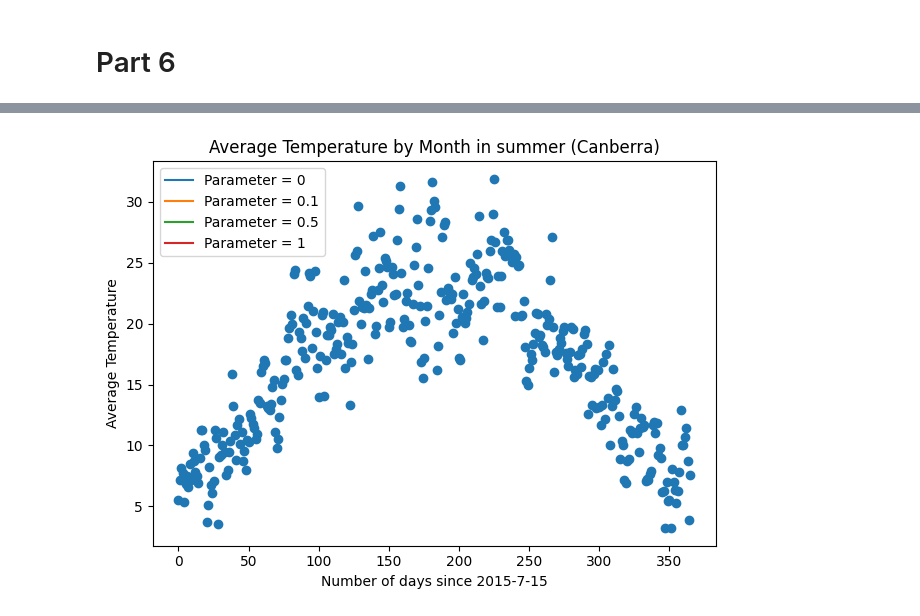
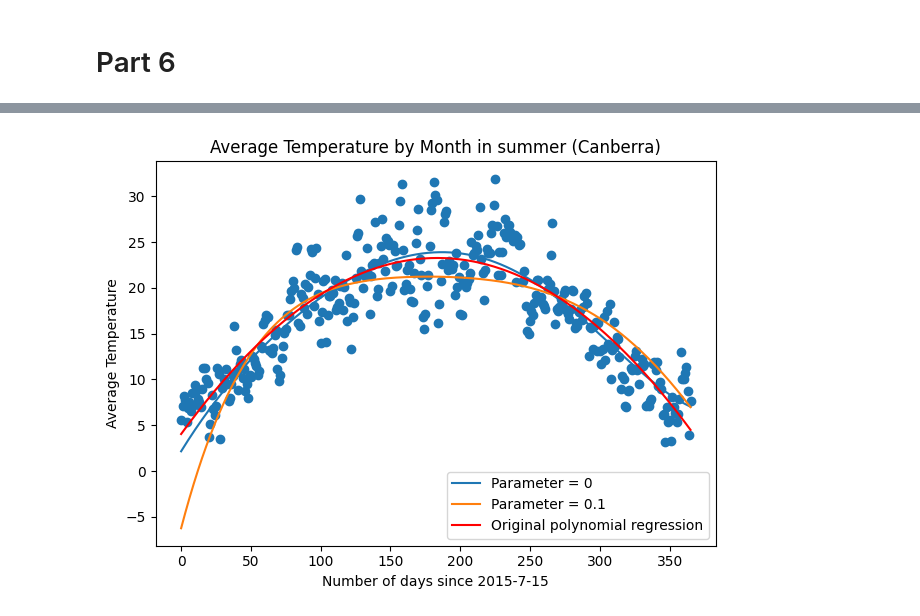
Before and after one commit to mrquaternion/ML-regression, a Jupyter notebook: data_analysis.ipynb, the cells around one changed output, grey strips where cells are left out. Saved outputs shown, nothing was run; the diff lists cells and outputs as text; code cells hidden in the pictures.

Commit message:
normalization of data

```diff
--- a/data_analysis.ipynb
+++ b/data_analysis.ipynb
@@ -114,24 +114,33 @@ As we can see, our polynomial regression fits the data but there is something wr
 # %% [markdown]
 # Part 6
 # %%
-learning_rate = 0.01
-training_epochs = 100
-params = [0, 0.1, 0.5, 1]
+# Assuming X and Y are already defined
+X = X.flatten()
+Y = Y.flatten()
 
-x_dataset = X.flatten()
-y_dataset = Y.flatten()
+# Parameters
+learning_rate = 0.001
+training_epochs = 200
+params = [0, 0.1]
+num_coeffs = 6
+
+# Normalize the datasets
+x_mean, x_std = np.mean(X), np.std(X)
+y_mean, y_std = np.mean(Y), np.std(Y)
+x_dataset = (X - x_mean) / x_std
+y_dataset = (Y - y_mean) / y_std
 
 train_dataset = tf.data.Dataset.from_tensor_slices((x_dataset, y_dataset)).batch(1)
 
 # Our polynomial model that will optimize the weights
 class PolynomialModel(tf.Module):
     def __init__(self):
-        weights = tf.zeros(coeffs.size, dtype=tf.float64)
+        weights = tf.zeros(num_coeffs, dtype=tf.float64)
         self.w = tf.Variable(weights, dtype=tf.float64, name='parameters')
 
     def __call__(self, x):
         terms = []
-        for i in range(coeffs.size):
+        for i in range(num_coeffs):
             term = tf.multiply(self.w[i], tf.math.pow(tf.cast(x, tf.float64), i))
             terms.append(term)
 
@@ -149,28 +158,31 @@ def train_step(x, y, param, optimizer, model):
     optimizer.apply_gradients(zip(gradients, [model.w]))
     return loss
 
-plt.scatter(x_dataset, y_dataset)
+plt.scatter(X, Y)  # We do not want to scatter the data with the normalized data
 
 # Iterate over different parameter values
 for param in params:
     model = PolynomialModel()
 
-    optimizer = tf.optimizers.SGD(learning_rate) # Defining the optimizer
+    optimizer = tf.optimizers.SGD(learning_rate)  # Defining the optimizer
 
     # Training loop
     for epoch in range(training_epochs):
         for x, y in train_dataset:
             loss = train_step(x, y, param, optimizer, model)
 
-    w_val = model.w
-    y_learned = 0
-    for i in range(coeffs.size):
+    w_val = model.w.numpy()
+    y_learned = np.zeros_like(x_dataset, dtype=np.float64)
+    for i in range(num_coeffs):
         y_learned += w_val[i] * np.power(x_dataset, i)
 
+    y_learned = y_learned * y_std + y_mean # Denormalize y_learned
+
     # Plotting the results for the current parameter
-    plt.plot(x_dataset, y_learned, label=f'Parameter = {param}')
+    plt.plot(X, y_learned, label=f'Parameter = {param}')  # We do not want to plot the data with the normalized data
 
-### Adding plot informations ###
+# Adding plot information
+plt.plot(X, y_pred, label='Original polynomial regression', color='red') # Original regression
 plt.legend()
 plt.xlabel(f'Number of days since {first_day.year}-{first_day.month}-{first_day.day}')
 plt.ylabel('Average Temperature')
@@ -198 +210 @@ plt.show()
-[figure, old version]
+[figure, new version]
```
Also changed, not shown: parts of 1 cell of this notebook.
